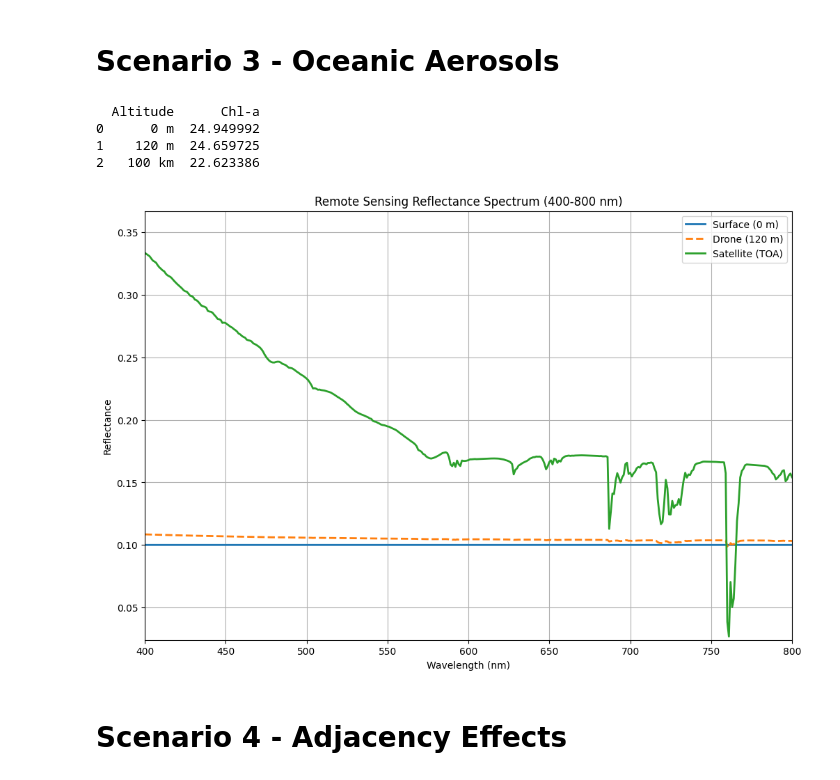
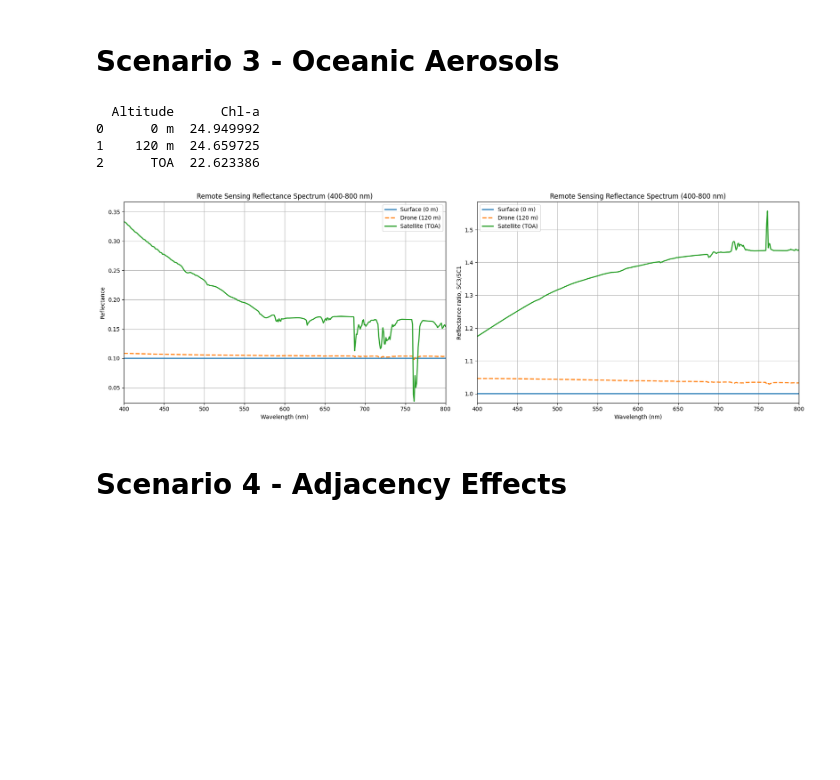
Before and after one commit to SkaugJr/TTK4265-OptiskFjernmaaling, a Jupyter notebook: Prosjekt2/RTM.ipynb, the cells around one changed output. Drawn from its saved outputs; the diff is of its cells as text; code cells hidden in the pictures; blank space fills up the shorter version.

```diff
--- a/Prosjekt2/RTM.ipynb
+++ b/Prosjekt2/RTM.ipynb
@@ -45,6 +45,7 @@ def parse_uvspec_output(filename):
 
     data = np.loadtxt(filename)
     data = pd.DataFrame(data, columns=['lambda', 'edir', 'edn', 'eup' , 'uavgdir', 'uavgdn', 'uavgup'])
+    data['reflectance'] = data['eup'] / (data['edir'] + data['edn'])
 
     return data
 
@@ -229,13 +230,8 @@ def BlackBodySun(w,T,R_sun_earth=149600000):
 # %%
 # load data
 SC1_0m = parse_uvspec_output('Data/SC1_0m.OUT')
-SC1_0m['reflectance'] = SC1_0m['eup'] /(SC1_0m['edir']+SC1_0m['edn'])
-
 SC1_120m = parse_uvspec_output('Data/SC1_120m.OUT')
-SC1_120m['reflectance'] = SC1_120m['eup'] / (SC1_120m['edir']+SC1_120m['edn'])
-
 SC1_TOA = parse_uvspec_output('Data/SC1_TOA.OUT')
-SC1_TOA['reflectance'] = SC1_TOA['eup'] / (SC1_TOA['edir']+SC1_TOA['edn'])
 
 brdf_cols = ['lambda', 'edir', 'edn', 'eup', 'gh', 'actinic', 'uu']
 
@@ -264,7 +260,7 @@ chl_a_TOA = calculate_chlorophyll_a(SC1_TOA)
 chl_a_TOA_brdf = calculate_chlorophyll_a(SC1_TOA_brdf)
 
 chl_df = pd.DataFrame({
-    'Altitude': ['0 m', '120 m', '100 km'],
+    'Altitude': ['0 m', '120 m', 'TOA'],
     'Chl-a ingen brdf': [chl_a_0m.get('reflectance'), chl_a_120m.get('reflectance'), chl_a_TOA.get('reflectance')],
     'Chl-a med brdf': [chl_a_0m_brdf.get('reflectance'), chl_a_120m_brdf.get('reflectance'), chl_a_TOA_brdf.get('reflectance')]
 })
@@ -388,49 +384,61 @@ plt.show()
 # Scenario 3 - Oceanic Aerosols
 # %%
 SC3_0m = parse_uvspec_output('Data/SC3_0m.OUT')
-SC3_0m['reflectance'] = SC3_0m['eup'] / (SC3_0m['edir'] + SC3_0m['edn'])
 
 SC3_120m = parse_uvspec_output('Data/SC3_120m.OUT')
-SC3_120m['reflectance'] = SC3_120m['eup'] / (SC3_120m['edir'] + SC3_120m['edn'])
 
 SC3_TOA = parse_uvspec_output('Data/SC3_TOA.OUT')
-SC3_TOA['reflectance'] = SC3_TOA['eup'] / (SC3_TOA['edir'] + SC3_TOA['edn'])
 
 # Calculate Chl-a for each dataset
 chl_a_0m = calculate_chlorophyll_a(SC3_0m)
 chl_a_120m = calculate_chlorophyll_a(SC3_120m)
 chl_a_TOA = calculate_chlorophyll_a(SC3_TOA)
 
 chl_df = pd.DataFrame({
-    'Altitude': ['0 m', '120 m', '100 km'],
+    'Altitude': ['0 m', '120 m', 'TOA'],
     'Chl-a': [chl_a_0m.get('reflectance'), chl_a_120m.get('reflectance'), chl_a_TOA.get('reflectance')]
 })
 
 print(chl_df)
 
-# Plot reflectance spectra
-plt.figure(figsize=(12, 8))
-plt.plot(SC3_0m['lambda'], SC3_0m['reflectance'], label='Surface (0 m)', linewidth=2)
-plt.plot(SC3_120m['lambda'], SC3_120m['reflectance'], label='Drone (120 m)' , linewidth=2 , linestyle='--')
-plt.plot(SC3_TOA['lambda'], SC3_TOA['reflectance'], label='Satellite (TOA)' , linewidth=2)
-plt.xlabel('Wavelength (nm)')
-plt.ylabel('Reflectance')
-plt.title('Remote Sensing Reflectance Spectrum (400-800 nm)')
-plt.legend()
+# Create a figure with two subplots
+fig, ax = plt.subplots(1, 2, figsize=(18, 6))
 
-plt.xlim(400, 800)
-plt.ylim(
-    min(SC3_0m['reflectance'].min(), SC3_120m['reflectance'].min(), SC3_TOA['reflectance'].min())*0.9,
+# Plot reflectance spectra in the first subplot
+ax[0].plot(SC3_0m['lambda'], SC3_0m['reflectance'], label='Surface (0 m)', linewidth=2)
+ax[0].plot(SC3_120m['lambda'], SC3_120m['reflectance'], label='Drone (120 m)', linewidth=2, linestyle='--')
+ax[0].plot(SC3_TOA['lambda'], SC3_TOA['reflectance'], label='Satellite (TOA)', linewidth=2)
+ax[0].set_xlabel('Wavelength (nm)')
+ax[0].set_ylabel('Reflectance')
+ax[0].set_title('Remote Sensing Reflectance Spectrum (400-800 nm)')
+ax[0].legend()
+ax[0].set_xlim(400, 800)
+ax[0].set_ylim(
+    min(SC3_0m['reflectance'].min(), SC3_120m['reflectance'].min(), SC3_TOA['reflectance'].min()) * 0.9,
     max(SC3_0m['reflectance'].max(), SC3_120m['reflectance'].max(), SC3_TOA['reflectance'].max()) * 1.1
 )
-plt.grid(True)
+ax[0].grid(True)
+
+# Plot reflectance ratio in the second subplot
+ax[1].plot(SC3_0m['lambda'], SC3_0m['reflectance'] / SC1_0m['reflectance'], label='Surface (0 m)', linewidth=2)
+ax[1].plot(SC3_120m['lambda'], SC3_120m['reflectance'] / SC1_120m['reflectance'], label='Drone (120 m)', linewidth=2, linestyle='--')
+ax[1].plot(SC3_TOA['lambda'], SC3_TOA['reflectance'] / SC1_TOA['reflectance'], label='Satellite (TOA)', linewidth=2)
+ax[1].set_xlabel('Wavelength (nm)')
+ax[1].set_ylabel('Reflectance ratio, SC3/SC1')
+ax[1].set_title('Remote Sensing Reflectance Spectrum (400-800 nm)')
+ax[1].legend()
+ax[1].set_xlim(400, 800)
+ax[1].grid(True)
+
+# Show the combined plot
+plt.tight_layout()
 plt.show()
 # %% [output]
   Altitude      Chl-a
 0      0 m  24.949992
 1    120 m  24.659725
-2   100 km  22.623386
+2      TOA  22.623386
-[figure, old version]
+[figure, new version]
 # %% [markdown]
 # Scenario 4 - Adjacency Effects
 # %%
```
Also changed, not shown: parts of 3 cells of this notebook.
